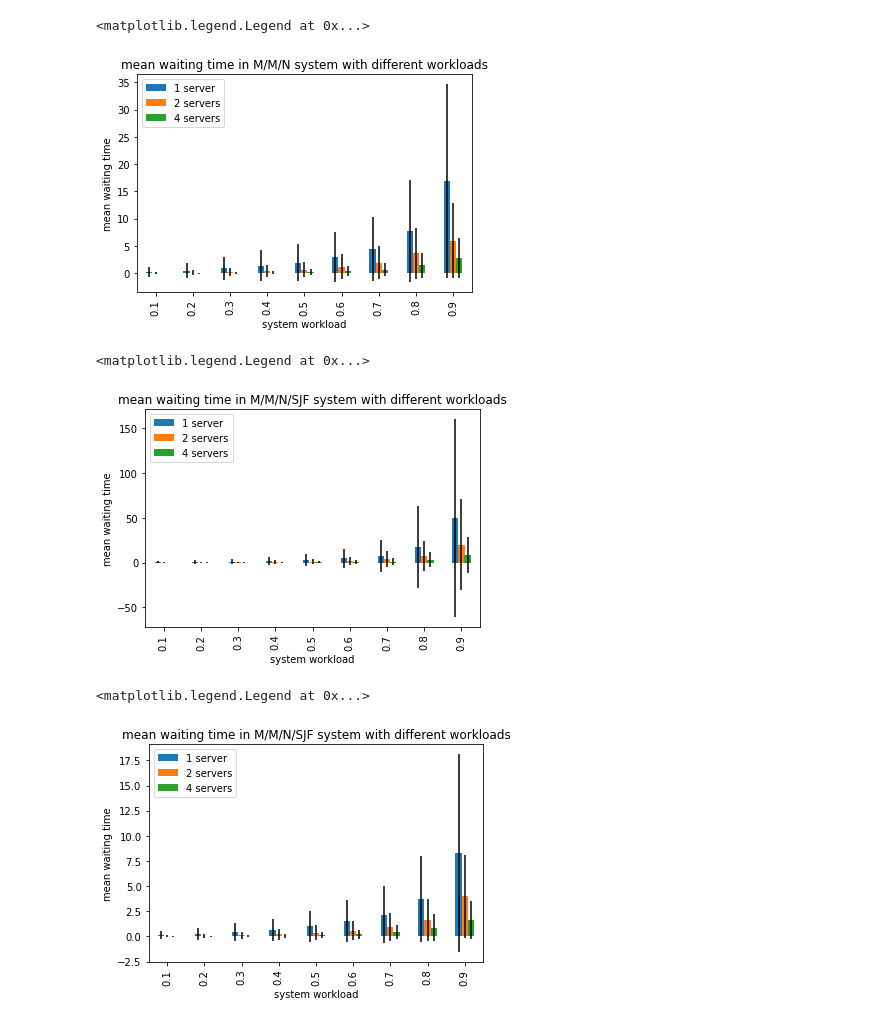
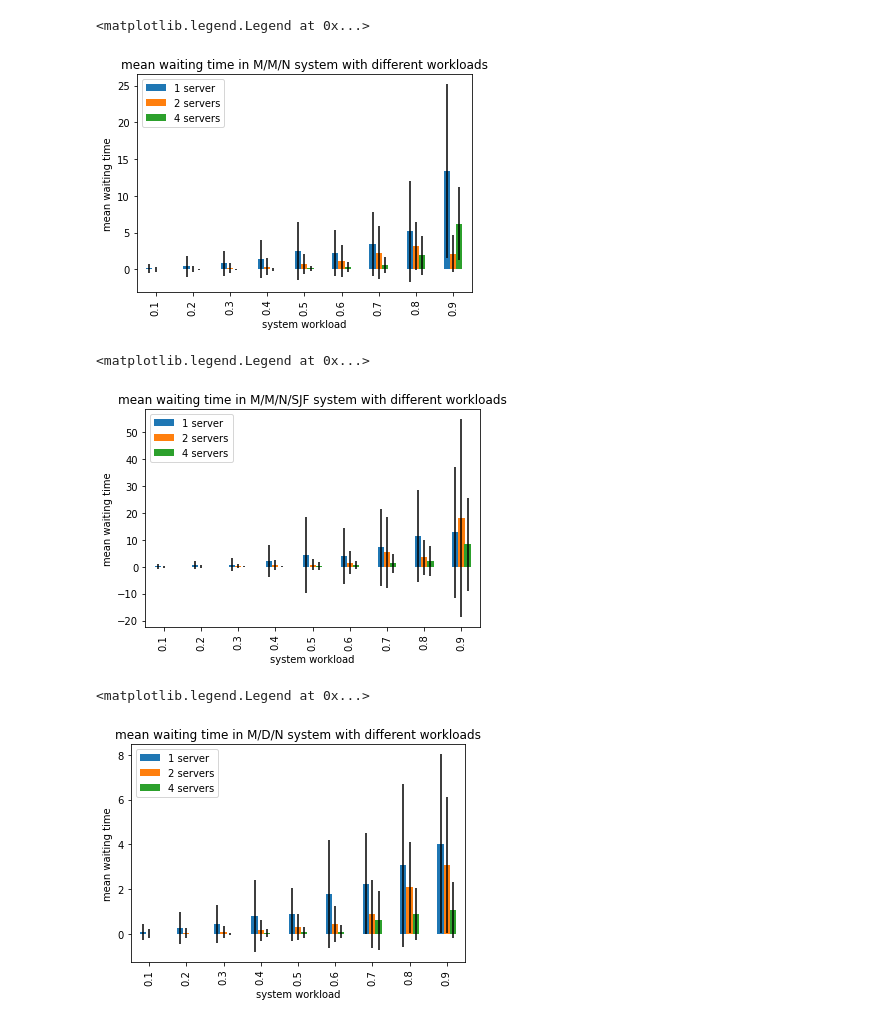
Before and after one commit to Caesar-blip/stochsim_assignment2, a Jupyter notebook: assignment2.ipynb, the cells around one changed output. Cells and saved outputs as stored; diff of their text form; code cells hidden in the pictures.

Commit message:
cleaned up code. Added globals to easily compare simulations.

```diff
--- a/assignment2.ipynb
+++ b/assignment2.ipynb
@@ -4,3 +6,11 @@ import pandas as pd
+# %%
+# set globals for all simulations to keep them comparable
+NUM_SIM = 500
+NUM_CUST = 500
+SERVICE_TIME = 2
+
+p = np.array([0.1,0.2,0.3,0.4,0.5,0.6,0.7,0.8,0.9])
+intervalCustomers = SERVICE_TIME/p
 # %%
 #2.2
 simulator1 = queuSim(capacity=1, numSim=5)
@@ -59,8 +43,6 @@ Ttest_indResult(statistic=array([       nan,        nan, 1.74431836, 1.32457181,
 # service time is fixed at 2
 # customer intervals gets scaled for the amount of servers
 # p = 2/intervalcustomers
-p = np.array([0.1,0.2,0.3,0.4,0.5,0.6,0.7,0.8,0.9])
-intervalCustomers = 2/p
 means1 = []
 means2 = []
 means4 = []
@@ -69,9 +51,9 @@ err2 = []
 err4 = []
 
 for count, time in enumerate(intervalCustomers):
-    simulator1 = queuSim(capacity=1, numSim=50, newCustomers = 500, intervalCustomers = time)
-    simulator2 = queuSim(capacity=2, numSim=50, newCustomers = 500, intervalCustomers = time)
-    simulator4 = queuSim(capacity=4, numSim=50, newCustomers = 500, intervalCustomers = time)
+    simulator1 = queuSim(capacity=1, numSim=NUM_SIM, newCustomers = NUM_CUST, intervalCustomers = time)
+    simulator2 = queuSim(capacity=2, numSim=NUM_SIM, newCustomers = NUM_CUST, intervalCustomers = time)
+    simulator4 = queuSim(capacity=4, numSim=NUM_SIM, newCustomers = NUM_CUST, intervalCustomers = time)
 
     result1 = simulator1.runSim()
     result2 = simulator2.runSim()
@@ -85,20 +67,18 @@ for count, time in enumerate(intervalCustomers):
     err2.append(np.std(result2))
     err4.append(np.std(result4))
 # %%
-dfAll = pd.DataFrame({'1 server': means1,
+dfAllMar = pd.DataFrame({'1 server': means1,
                       '2 servers': means2,
                       '4 servers': means4}, index = p)
 
-ax = dfAll.plot.bar(title = "mean waiting time in M/M/N system with different workloads",
+ax = dfAllMar.plot.bar(title = "mean waiting time in M/M/N system with different workloads",
                ylabel = "mean waiting time", xlabel="system workload", yerr=[err1, err2,err4])
 ax.legend(loc=2)
 # %% [output]
 <matplotlib.legend.Legend at 0x...>
-[figure, old version]
+[figure, new version]
 # %%
 # assignment 2.3, use a different service strategy. Shortest job first(SJF).
-p = np.array([0.1,0.2,0.3,0.4,0.5,0.6,0.7,0.8,0.9])
-intervalCustomers = 2/p
 means1 = []
 means2 = []
 means4 = []
@@ -107,9 +87,9 @@ err2 = []
 err4 = []
 
 for count, time in enumerate(intervalCustomers):
-    simulator1 = queuSim(capacity=1, numSim=50, newCustomers = 500, helpStrat = "SJF", intervalCustomers = time)
-    simulator2 = queuSim(capacity=2, numSim=50, newCustomers = 500, helpStrat = "SJF", intervalCustomers = time)
-    simulator4 = queuSim(capacity=4, numSim=50, newCustomers = 500, helpStrat = "SJF", intervalCustomers = time)
+    simulator1 = queuSim(capacity=1, numSim=NUM_SIM, newCustomers = NUM_CUST, helpStrat = "SJF", intervalCustomers = time)
+    simulator2 = queuSim(capacity=2, numSim=NUM_SIM, newCustomers = NUM_CUST, helpStrat = "SJF", intervalCustomers = time)
+    simulator4 = queuSim(capacity=4, numSim=NUM_SIM, newCustomers = NUM_CUST, helpStrat = "SJF", intervalCustomers = time)
 
     result1 = simulator1.runSim()
     result2 = simulator2.runSim()
@@ -132,12 +112,10 @@ ax = dfAllSJF.plot.bar(title = "mean waiting time in M/M/N/SJF system with diffe
 ax.legend(loc=2)
 # %% [output]
 <matplotlib.legend.Legend at 0x...>
-[figure, old version]
+[figure, new version]
 # %%
 ##2.4
 # Deterministic sercive distribution
-p = np.array([0.1,0.2,0.3,0.4,0.5,0.6,0.7,0.8,0.9])
-intervalCustomers = 2/p
 means1 = []
 means2 = []
 means4 = []
@@ -146,9 +124,9 @@ err2 = []
 err4 = []
 
 for count, time in enumerate(intervalCustomers):
-    simulator1 = queuSim(capacity=1, numSim=50, newCustomers = 500, intervalCustomers = time, serviceDistribution = "D")
-    simulator2 = queuSim(capacity=2, numSim=50, newCustomers = 500, intervalCustomers = time, serviceDistribution = "D")
-    simulator4 = queuSim(capacity=4, numSim=50, newCustomers = 500, intervalCustomers = time, serviceDistribution = "D")
+    simulator1 = queuSim(capacity=1, numSim=NUM_SIM, newCustomers = NUM_CUST, intervalCustomers = time, serviceDistribution = "D")
+    simulator2 = queuSim(capacity=2, numSim=NUM_SIM, newCustomers = NUM_CUST, intervalCustomers = time, serviceDistribution = "D")
+    simulator4 = queuSim(capacity=4, numSim=NUM_SIM, newCustomers = NUM_CUST, intervalCustomers = time, serviceDistribution = "D")
 
     result1 = simulator1.runSim()
     result2 = simulator2.runSim()
@@ -164,14 +142,14 @@ for count, time in enumerate(intervalCustomers):
 # %%
 dfAllDet = pd.DataFrame({'1 server': means1,
                       '2 servers': means2,
                       '4 servers': means4}, index = p)
 
-ax = dfAllDet.plot.bar(title = "mean waiting time in M/M/N/SJF system with different workloads",
+ax = dfAllDet.plot.bar(title = "mean waiting time in M/D/N system with different workloads",
                ylabel = "mean waiting time", xlabel="system workload", yerr=[err1, err2,err4])
 ax.legend(loc=2)
 # %% [output]
 <matplotlib.legend.Legend at 0x...>
-[figure, old version]
+[figure, new version]
 # %%
 ##2.4
 # Deterministic sercive distribution
```
Also changed, not shown: parts of 6 cells of this notebook, 1 other file.
